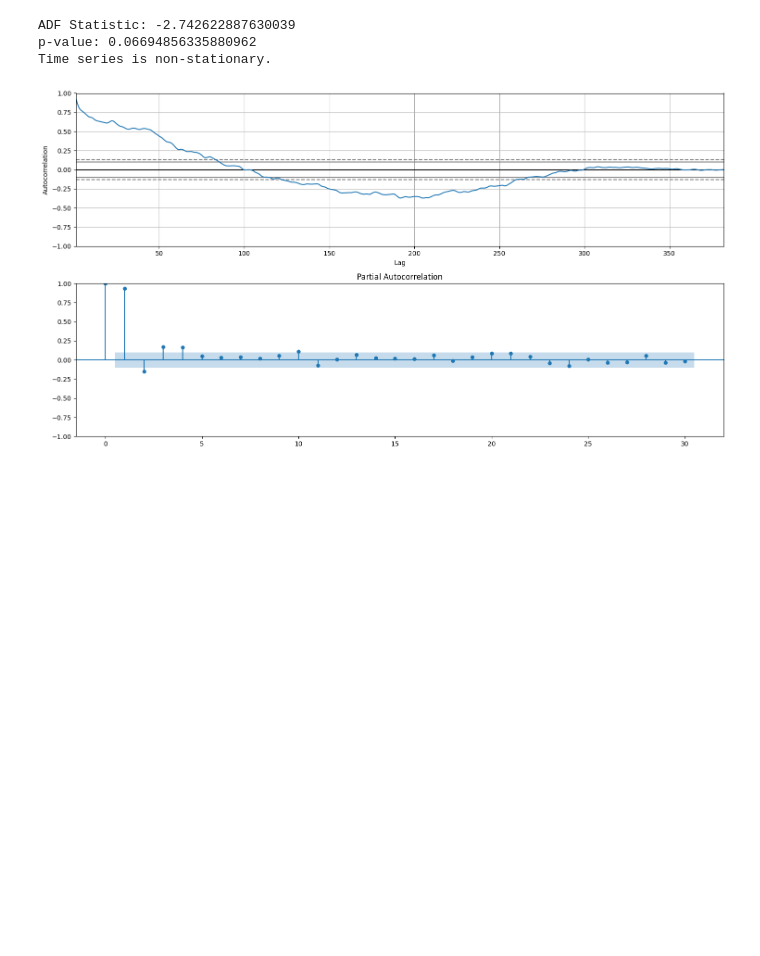
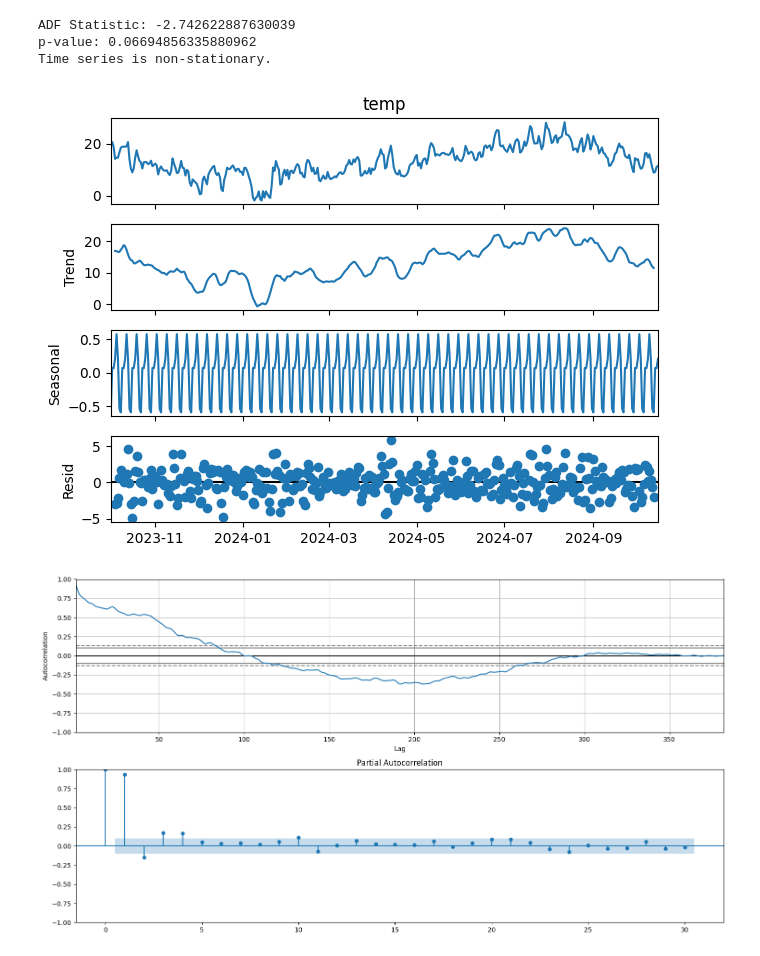
Before and after one commit to dangnguyen2910/temperature_forecasting, a Jupyter notebook: src/lstm.ipynb, the cells around one changed output. Cells and saved outputs as stored; diff of their text form; code cells hidden in the pictures; blank space fills up the shorter version.

```diff
--- a/src/lstm.ipynb
+++ b/src/lstm.ipynb
@@ -62,6 +67,13 @@ adf_test(temp)
 ADF Statistic: -2.742622887630039
 p-value: 0.06694856335880962
 Time series is non-stationary.
+# %%
+res_temp = seasonal_decompose(temp, model='additive')
+
+res_temp.plot()
+plt.show()
+# %% [output]
+[figure, added]
 # %%
 from statsmodels.graphics.tsaplots import plot_acf, plot_pacf
 # Plot ACF and PACF
```
Also changed, not shown: parts of 26 cells of this notebook.
